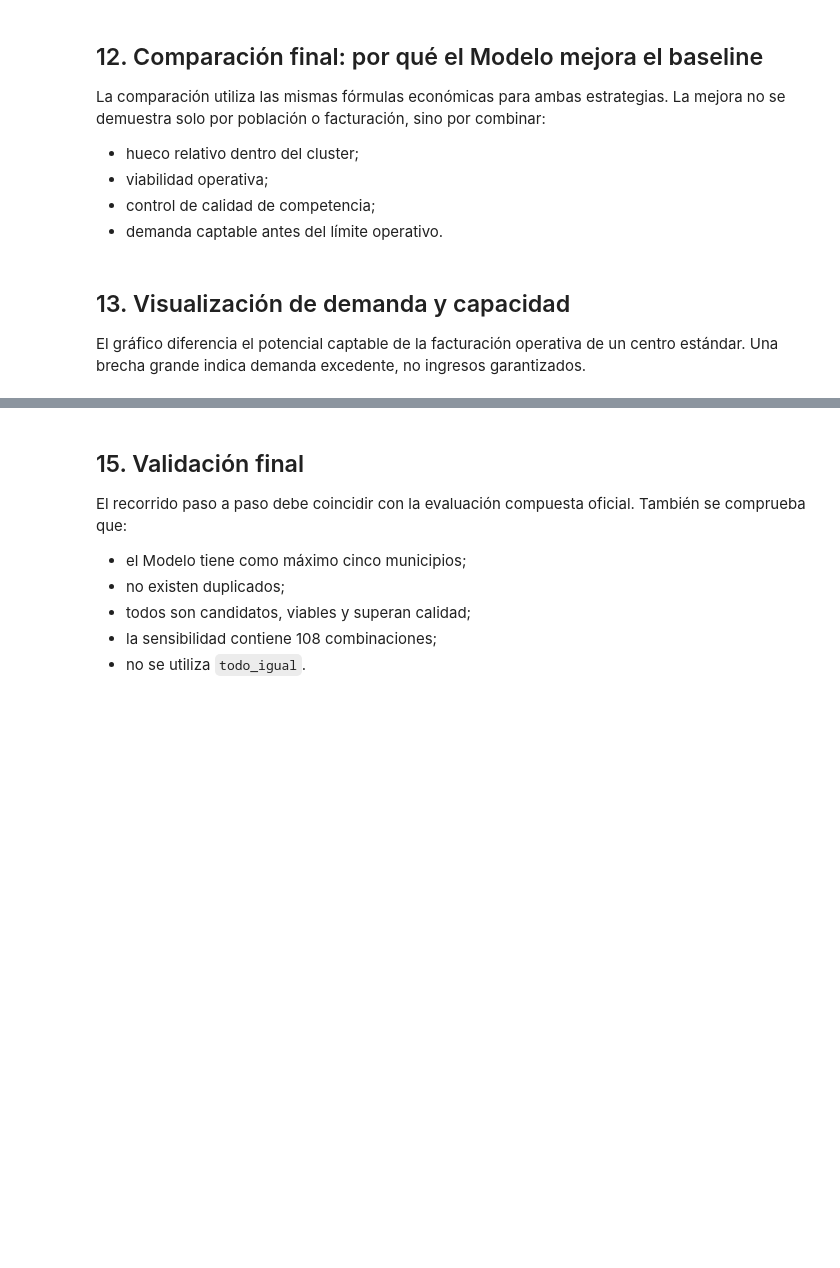
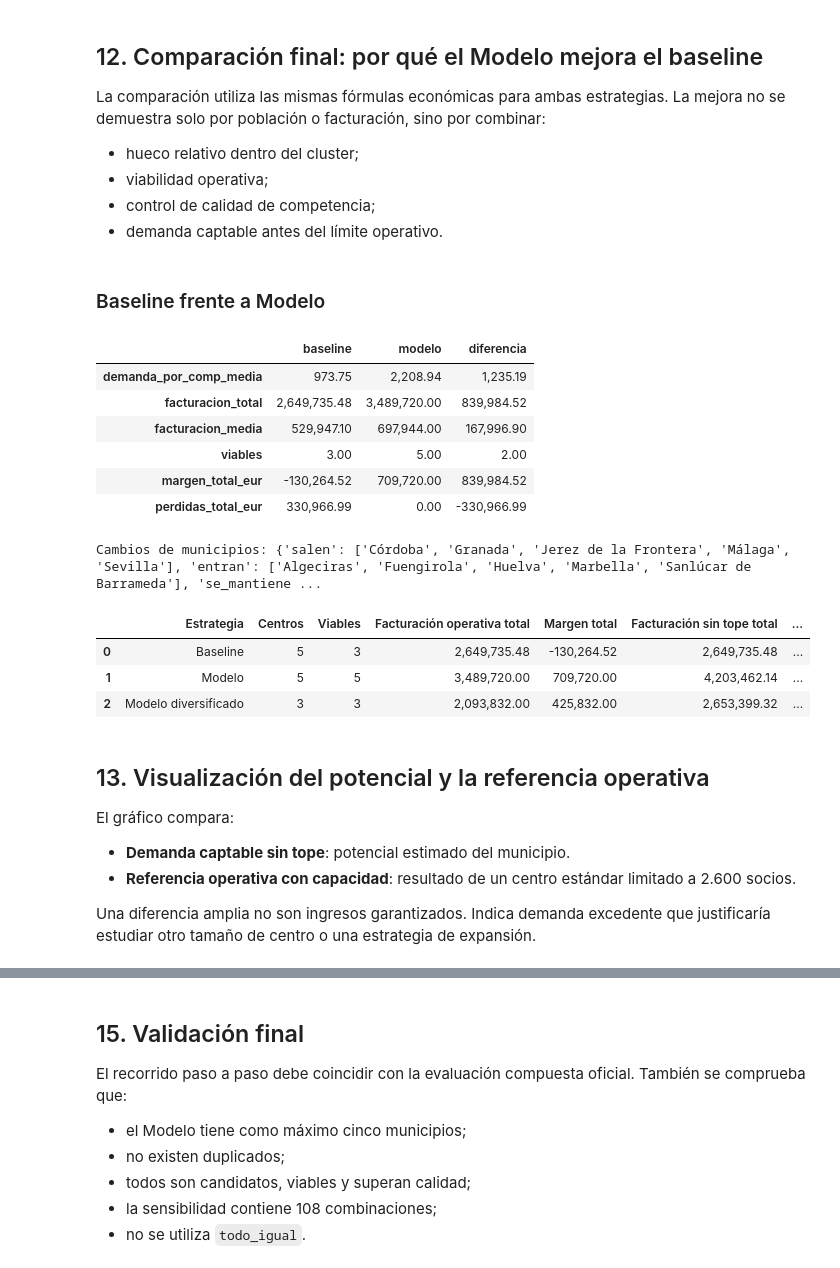
Before and after one commit to josejvega/market-expansion-sot, a Jupyter notebook: notebooks/04_negocio.ipynb, the cells around one changed output, grey strips where cells are left out. Saved outputs shown, nothing was run; the diff lists cells and outputs as text; code cells hidden in the pictures; blank space fills up the shorter version.

```diff
--- a/notebooks/04_negocio.ipynb
+++ b/notebooks/04_negocio.ipynb
@@ -418,7 +608,7 @@ La comparación utiliza las mismas fórmulas económicas para ambas estrategias.
 # %%
 selecciones = {
     "baseline": baseline,
-    "modelo_a": modelo,
+    "modelo": modelo,
     "diversificada": diversificada,
 }
 
@@ -430,37 +620,56 @@ print("Cambios de municipios:", cambios)
 resumen_comparativo = pd.DataFrame([
     {
         "Estrategia": "Baseline",
         "Centros": len(baseline),
         "Viables": int(baseline["viable"].sum()),
         "Facturación operativa total": baseline["facturacion_anual"].sum(),
         "Margen total": baseline["margen_eur"].sum(),
         "Facturación sin tope total": baseline["facturacion_sin_tope_capacidad"].sum(),
         "Clusters representados": baseline["cluster"].nunique(),
     },
     {
         "Estrategia": "Modelo",
         "Centros": len(modelo),
         "Viables": int(modelo["viable"].sum()),
         "Facturación operativa total": modelo["facturacion_anual"].sum(),
         "Margen total": modelo["margen_eur"].sum(),
         "Facturación sin tope total": modelo["facturacion_sin_tope_capacidad"].sum(),
         "Clusters representados": modelo["cluster"].nunique(),
     },
     {
         "Estrategia": "Modelo diversificado",
         "Centros": len(diversificada),
         "Viables": int(diversificada["viable"].sum()) if not diversificada.empty else 0,
         "Facturación operativa total": diversificada["facturacion_anual"].sum(),
         "Margen total": diversificada["margen_eur"].sum(),
         "Facturación sin tope total": diversificada["facturacion_sin_tope_capacidad"].sum(),
         "Clusters representados": diversificada["cluster"].nunique() if not diversificada.empty else 0,
     },
 ])
 display(resumen_comparativo)
+# %% [output]
+### Baseline frente a Modelo
+|  | baseline | modelo | diferencia |
+| demanda_por_comp_media | 973.75 | 2,208.94 | 1,235.19 |
+| facturacion_total | 2,649,735.48 | 3,489,720.00 | 839,984.52 |
+| facturacion_media | 529,947.10 | 697,944.00 | 167,996.90 |
+| viables | 3.00 | 5.00 | 2.00 |
+| margen_total_eur | -130,264.52 | 709,720.00 | 839,984.52 |
+| perdidas_total_eur | 330,966.99 | 0.00 | -330,966.99 |
+Cambios de municipios: {'salen': ['Córdoba', 'Granada', 'Jerez de la Frontera', 'Málaga', 'Sevilla'], 'entran': ['Algeciras', 'Fuengirola', 'Huelva', 'Marbella', 'Sanlúcar de Barrameda'], 'se_mantiene ...
+|  | Estrategia | Centros | Viables | Facturación operativa total | Margen total | Facturación sin tope total | ... |
+| 0 | Baseline | 5 | 3 | 2,649,735.48 | -130,264.52 | 2,649,735.48 | ... |
+| 1 | Modelo | 5 | 5 | 3,489,720.00 | 709,720.00 | 4,203,462.14 | ... |
+| 2 | Modelo diversificado | 3 | 3 | 2,093,832.00 | 425,832.00 | 2,653,399.32 | ... |
 # %% [markdown]
-## 13. Visualización de demanda y capacidad
+## 13. Visualización del potencial y la referencia operativa
 
-El gráfico diferencia el potencial captable de la facturación operativa de un centro estándar. Una brecha grande indica demanda excedente, no ingresos garantizados.
+El gráfico compara:
+
+- **Demanda captable sin tope**: potencial estimado del municipio.
+- **Referencia operativa con capacidad**: resultado de un centro estándar limitado a 2.600 socios.
+
+Una diferencia amplia no son ingresos garantizados. Indica demanda excedente que justificaría estudiar otro tamaño de centro o una estrategia de expansión.
 # %%
 grafico_modelo = modelo.copy().sort_values("facturacion_sin_tope_capacidad")
 if not grafico_modelo.empty:
```
Also changed, not shown: parts of 33 cells of this notebook, 1 other file.
